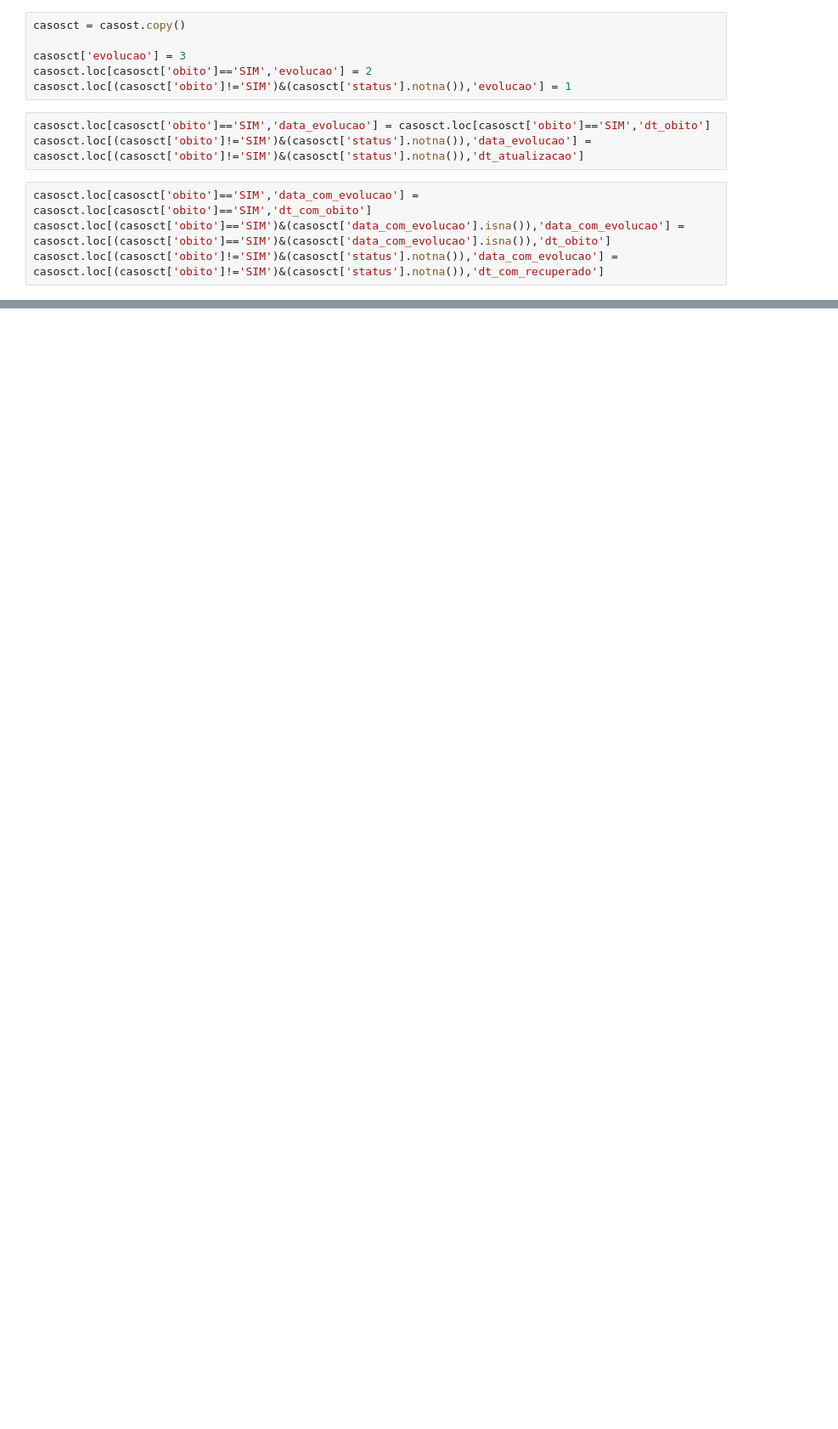
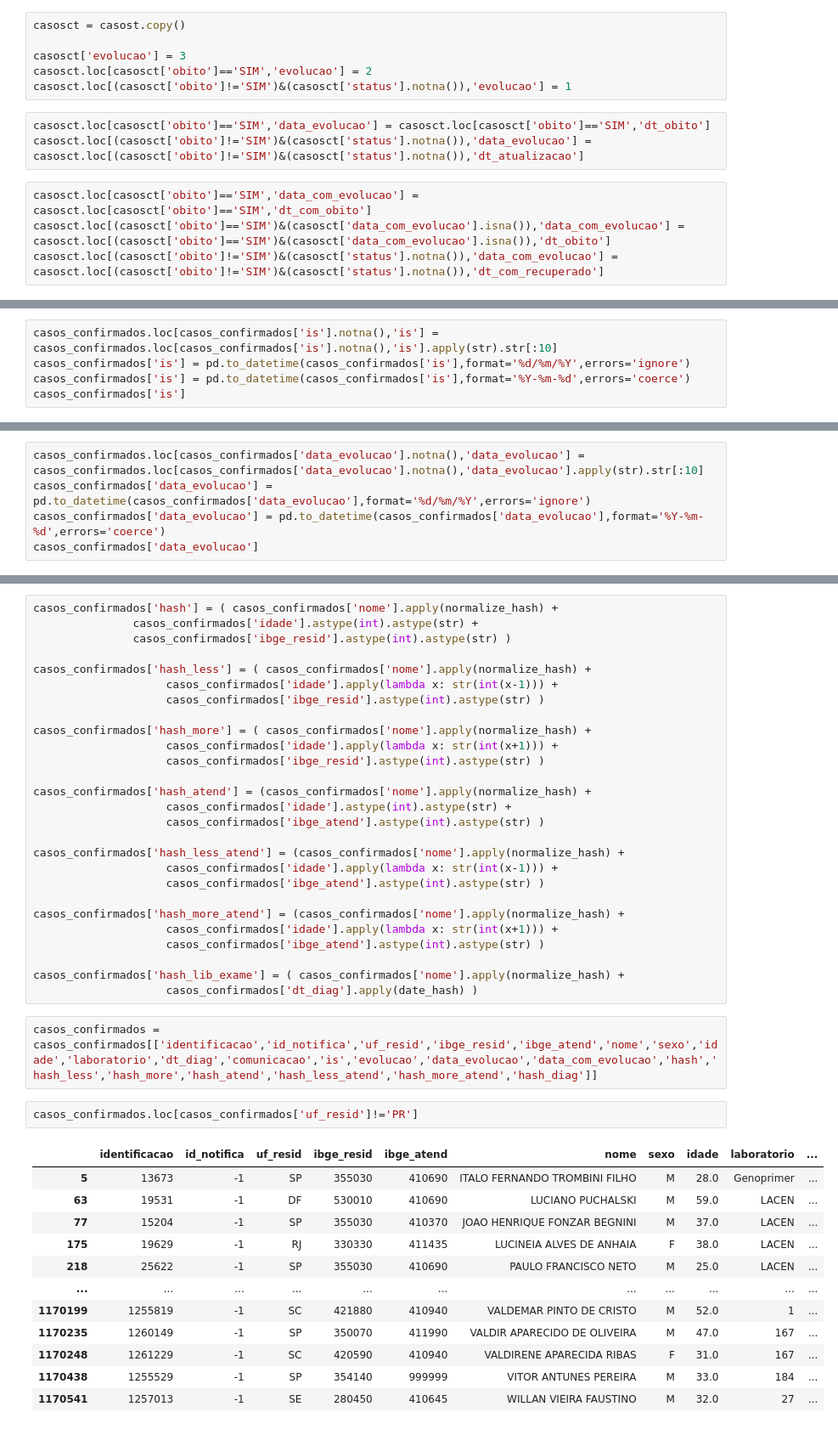
Before and after one commit to vinnylg/covid19datascience, a Jupyter notebook: notebooks/merge_access.ipynb, the cells around one changed output, grey strips where cells are left out. Shown at 85% size. Cells and saved outputs as stored; diff of their text form; blank space fills up the shorter version.

```diff
--- a/notebooks/merge_access.ipynb
+++ b/notebooks/merge_access.ipynb
@@ -272 +200,6 @@ hash_diag                    object
 dtype: object
+# %%
+casos_confirmados.loc[casos_confirmados['is'].notna(),'is'] = casos_confirmados.loc[casos_confirmados['is'].notna(),'is'].apply(str).str[:10]
+casos_confirmados['is'] = pd.to_datetime(casos_confirmados['is'],format='%d/%m/%Y',errors='ignore')
+casos_confirmados['is'] = pd.to_datetime(casos_confirmados['is'],format='%Y-%m-%d',errors='coerce')
+casos_confirmados['is']
@@ -272,0 +219,5 @@ dtype: object
+# %%
+casos_confirmados.loc[casos_confirmados['data_evolucao'].notna(),'data_evolucao'] = casos_confirmados.loc[casos_confirmados['data_evolucao'].notna(),'data_evolucao'].apply(str).str[:10]
+casos_confirmados['data_evolucao'] = pd.to_datetime(casos_confirmados['data_evolucao'],format='%d/%m/%Y',errors='ignore')
+casos_confirmados['data_evolucao'] = pd.to_datetime(casos_confirmados['data_evolucao'],format='%Y-%m-%d',errors='coerce')
+casos_confirmados['data_evolucao']
@@ -272,0 +257,44 @@ dtype: object
+# %%
+casos_confirmados['hash'] = ( casos_confirmados['nome'].apply(normalize_hash) +
+               casos_confirmados['idade'].astype(int).astype(str) +
+               casos_confirmados['ibge_resid'].astype(int).astype(str) )
+
+casos_confirmados['hash_less'] = ( casos_confirmados['nome'].apply(normalize_hash) +
+                    casos_confirmados['idade'].apply(lambda x: str(int(x-1))) +
+                    casos_confirmados['ibge_resid'].astype(int).astype(str) )
+
+casos_confirmados['hash_more'] = ( casos_confirmados['nome'].apply(normalize_hash) +
+                    casos_confirmados['idade'].apply(lambda x: str(int(x+1))) +
+                    casos_confirmados['ibge_resid'].astype(int).astype(str) )
+
+casos_confirmados['hash_atend'] = (casos_confirmados['nome'].apply(normalize_hash) +
+                    casos_confirmados['idade'].astype(int).astype(str) +
+                    casos_confirmados['ibge_atend'].astype(int).astype(str) )
+
+casos_confirmados['hash_less_atend'] = (casos_confirmados['nome'].apply(normalize_hash) +
+                    casos_confirmados['idade'].apply(lambda x: str(int(x-1))) +
+                    casos_confirmados['ibge_atend'].astype(int).astype(str) )
+
+casos_confirmados['hash_more_atend'] = (casos_confirmados['nome'].apply(normalize_hash) +
+                    casos_confirmados['idade'].apply(lambda x: str(int(x+1))) +
+                    casos_confirmados['ibge_atend'].astype(int).astype(str) )
+
+casos_confirmados['hash_lib_exame'] = ( casos_confirmados['nome'].apply(normalize_hash) +
+                    casos_confirmados['dt_diag'].apply(date_hash) )
+# %%
+casos_confirmados = casos_confirmados[['identificacao','id_notifica','uf_resid','ibge_resid','ibge_atend','nome','sexo','idade','laboratorio','dt_diag','comunicacao','is','evolucao','data_evolucao','data_com_evolucao','hash','hash_less','hash_more','hash_atend','hash_less_atend','hash_more_atend','hash_diag']]
+# %%
+casos_confirmados.loc[casos_confirmados['uf_resid']!='PR']
+# %% [output]
+|  | identificacao | id_notifica | uf_resid | ibge_resid | ibge_atend | nome | sexo | idade | laboratorio | ... |
+| 5 | 13673 | -1 | SP | 355030 | 410690 | ITALO FERNANDO TROMBINI FILHO | M | 28.0 | Genoprimer | ... |
+| 63 | 19531 | -1 | DF | 530010 | 410690 | LUCIANO PUCHALSKI | M | 59.0 | LACEN | ... |
+| 77 | 15204 | -1 | SP | 355030 | 410370 | JOAO HENRIQUE FONZAR BEGNINI | M | 37.0 | LACEN | ... |
+| 175 | 19629 | -1 | RJ | 330330 | 411435 | LUCINEIA ALVES DE ANHAIA | F | 38.0 | LACEN | ... |
+| 218 | 25622 | -1 | SP | 355030 | 410690 | PAULO FRANCISCO NETO | M | 25.0 | LACEN | ... |
+| ... | ... | ... | ... | ... | ... | ... | ... | ... | ... | ... |
+| 1170199 | 1255819 | -1 | SC | 421880 | 410940 | VALDEMAR PINTO DE CRISTO | M | 52.0 | 1 | ... |
+| 1170235 | 1260149 | -1 | SP | 350070 | 411990 | VALDIR APARECIDO DE OLIVEIRA | M | 47.0 | 167 | ... |
+| 1170248 | 1261229 | -1 | SC | 420590 | 410940 | VALDIRENE APARECIDA RIBAS | F | 31.0 | 167 | ... |
+| 1170438 | 1255529 | -1 | SP | 354140 | 999999 | VITOR ANTUNES PEREIRA | M | 33.0 | 184 | ... |
+| 1170541 | 1257013 | -1 | SE | 280450 | 410645 | WILLAN VIEIRA FAUSTINO | M | 32.0 | 27 | ... |
```
Also changed, not shown: parts of 23 cells of this notebook.
